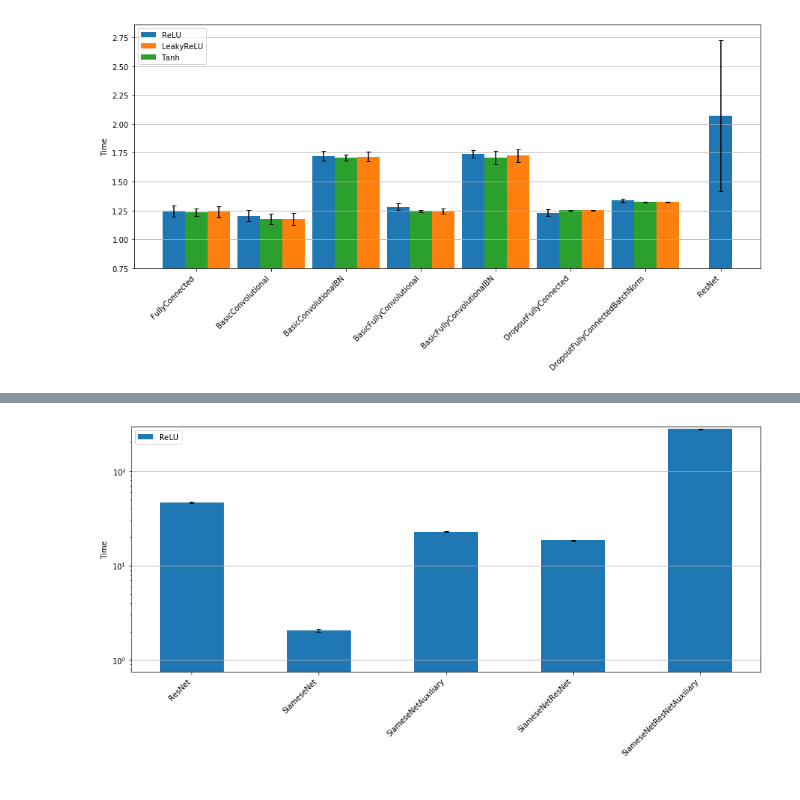
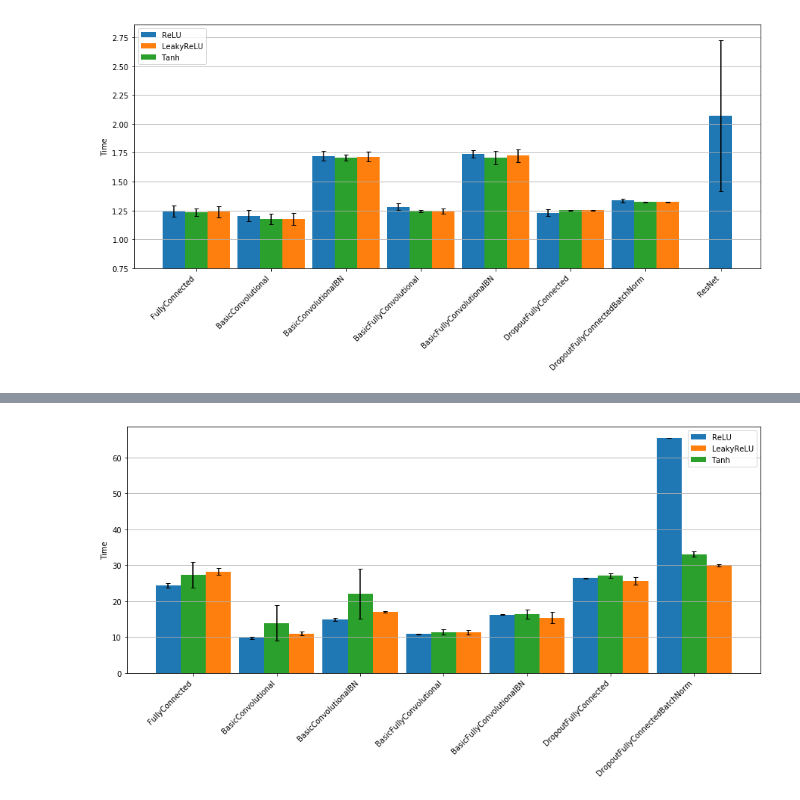
Before and after one commit to dufourc1/Deep-Learning-mini-projects, a Jupyter notebook: Proj1/plots.ipynb, the cells around one changed output, grey strips where cells are left out. Cells and saved outputs as stored; diff of their text form; code cells hidden in the pictures.

```diff
--- a/Proj1/plots.ipynb
+++ b/Proj1/plots.ipynb
@@ -172,6 +176,11 @@ Index(['ModelName', 'meanCELoss_tr', 'stdCELoss_tr', 'meanCELoss_te',
       dtype='object')
 # %%
 df2['ActivFunc'] = 0
-df2.loc[range(12),['ActivFunc']] = 'ReLU'
-df2.loc[range(12,19),['ActivFunc']] = 'Tanh'
-df2.loc[range(19,len(df2)),['ActivFunc']] = 'LeakyReLU'
+df2.loc[range(7),['ActivFunc']] = 'ReLU'
+df2.loc[range(7,14),['ActivFunc']] = 'Tanh'
+df2.loc[range(14,len(df2)),['ActivFunc']] = 'LeakyReLU'
+# %%
+print(df2.loc[df2.ModelName.eq('DropoutFullyConnectedBatchNorm'), 'stdTime_tr'])
+
+df2.loc[df2.ModelName.eq('DropoutFullyConnectedBatchNorm'), 'stdTime_tr'] = 0
+print(df2.loc[df2.ModelName.eq('DropoutFullyConnectedBatchNorm'), 'stdTime_tr'])
@@ -244,36 +255,43 @@ AttributeError: 'DataFrame' object has no attribute 'stdAccuracy_te'
 # %%
 fig = plt.figure(figsize=(15,6))
-# plt.title('Training Time (seconds)')
+# plt.title('Model accuracy on test set')
 plt.grid(axis='y')
 
-model_names = df.ModelName[:12]
+model_names = df2.ModelName[:7]
 
 # width of the bars
-barWidth = 0.5
+barWidth = 0.3
 
 # Time bars
-bars_relu = df.drop(index=range(7))[df.drop(index=range(7))['ActivFunc'] == 'ReLU']['meanTime_tr']
+bars_relu = df2.meanTime_tr[df2['ActivFunc'] == 'ReLU']
+bars_tanh = df2.meanTime_tr[df2['ActivFunc'] == 'Tanh']
+bars_Lrelu = df2.meanTime_tr[df2['ActivFunc'] == 'LeakyReLU']
 
-x_relu = pd.array(range(len(bars_relu)), dtype='float')
+x_relu = pd.array(range(7), dtype='float')
+x_Lrelu = x_relu + 2*barWidth
+x_tanh = x_relu + barWidth
 
 # Height of the error bars
-yer_relu = df.drop(index=range(7))[df.drop(index=range(7))['ActivFunc'] == 'ReLU']['stdTime_tr']
+yer_relu = df2.stdTime_tr[df2['ActivFunc'] == 'ReLU']
+yer_tanh = df2.stdTime_tr[df2['ActivFunc'] == 'Tanh']
+yer_Lrelu = df2.stdTime_tr[df2['ActivFunc'] == 'LeakyReLU']
 
 transparent = (0, 0, 0, 0)
 plt.bar(x_relu, bars_relu, width= barWidth, yerr=yer_relu, capsize=3, label='ReLU')
+plt.bar(x_Lrelu[:len(bars_Lrelu)], bars_Lrelu, width = barWidth, yerr=yer_Lrelu, capsize=3, label='LeakyReLU')
+plt.bar(x_tanh[:len(bars_tanh)], bars_tanh, width = barWidth, yerr=yer_tanh, capsize=3, label='Tanh')
 
 # general layout
-bpttom, top = plt.ylim()
-plt.yscale('log')
-plt.ylim(0.75,top)
-plt.xticks([r for r in range(len(bars_relu))], model_names[7:], rotation=45, ha = 'right')
+plt.ylim()
+plt.xticks([r + barWidth for r in range(len(bars_relu))], model_names, rotation=45, ha = 'right')
 plt.ylabel('Time')
+# left, right = plt.xlim()
 # plt.xlim(left, right)
 # plt.hlines(CV_per_class_results['Logistic Regression'].mean(), left, right, color='seagreen', linestyles='dashed', label='Best per-class accuracy')
 # plt.hlines(CV_results['Logistic Regression'].mean(), left, right, color='steelblue', linestyles='dotted', label='Best overall accuracy')
 plt.legend()
 
 
-plt.savefig('BarPlotTime-slow-gpu.png', bbox_inches='tight', pad_inches=0.2)
+plt.savefig('BarPlotResults-cpu.png', bbox_inches='tight', pad_inches=0.2)
 # %% [output]
-[figure, old version]
+[figure, new version]
```
Also changed, not shown: parts of 7 cells of this notebook, 2 other files.
